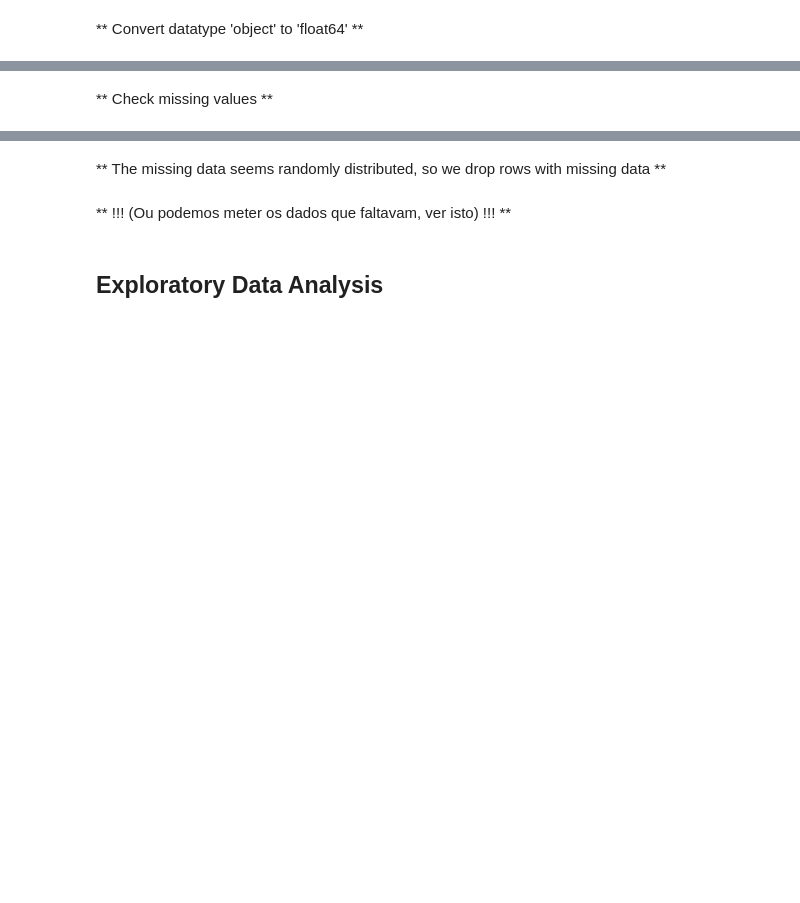
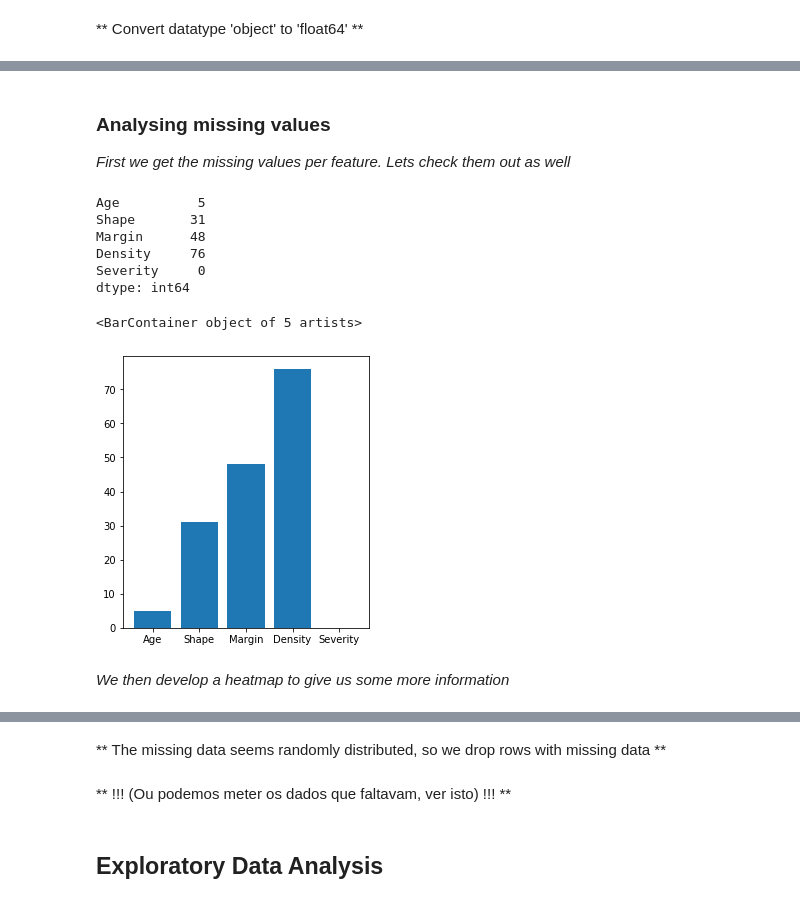
Before and after one commit to pferreira101/ClinicalExaminations, a Jupyter notebook: ClinicalExaminations/script.ipynb, the cells around one changed output, grey strips where cells are left out. Drawn from its saved outputs; the diff is of its cells as text; code cells hidden in the pictures; blank space fills up the shorter version.

Commit message:
Missing values observation

```diff
--- a/ClinicalExaminations/script.ipynb
+++ b/ClinicalExaminations/script.ipynb
@@ -46,3 +122,24 @@ data.describe()
-# %% [markdown]
-** Check missing values **
+# %% [markdown]
+### Analysing missing values
+*First we get the missing values per feature.*
+*Lets check them out as well*
+# %%
+missing_values_feature = data.isnull().sum(axis=0)
+print(missing_values_feature)
+# %% [output]
+Age          5
+Shape       31
+Margin      48
+Density     76
+Severity     0
+dtype: int64
+# %%
+plt.figure(figsize=(15, 5))
+plt.subplot(131)
+plt.bar(missing_values_feature.axes[0].to_list(), missing_values_feature.values)
+# %% [output]
+<BarContainer object of 5 artists>
+[figure, added]
+# %% [markdown]
+*We then develop a heatmap to give us some more information*
 # %%
```
Also changed, not shown: parts of 20 cells of this notebook.
